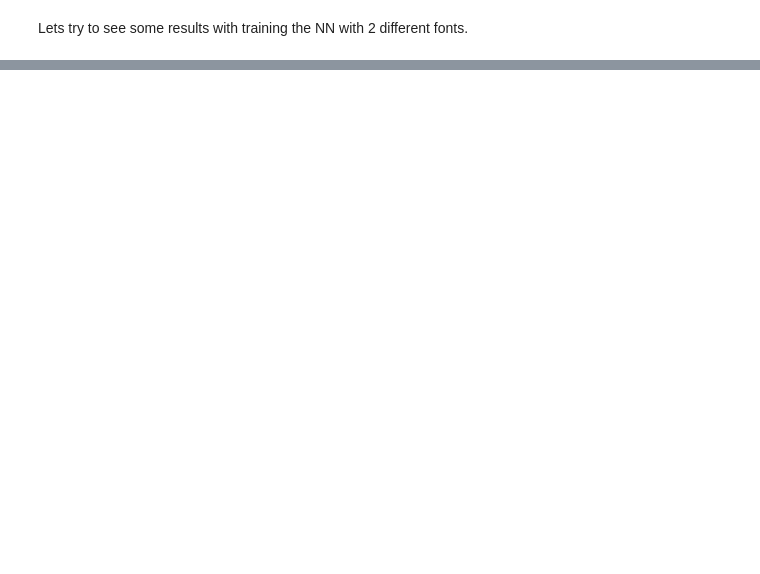
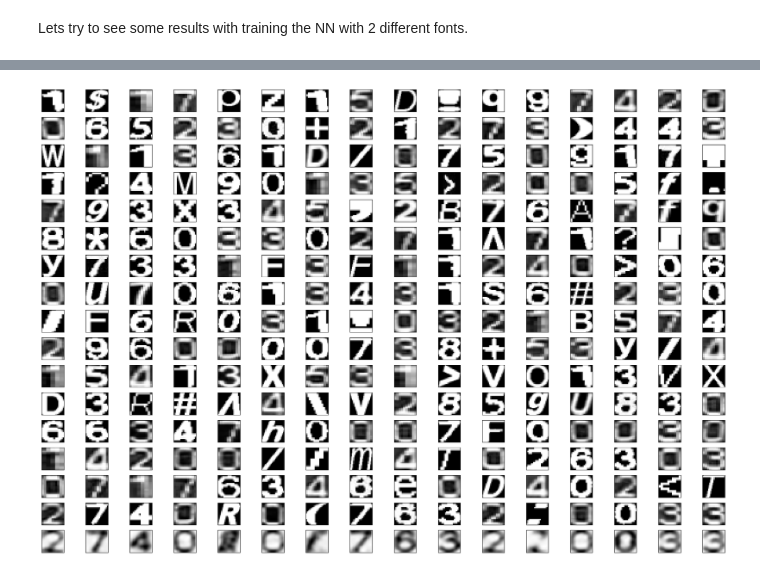
Before and after one commit to BrianErichsen/6017, a Jupyter notebook: HW6/char_classifier_NN.ipynb, the cells around one changed output, grey strips where cells are left out. Drawn from its saved outputs; the diff is of its cells as text; code cells hidden in the pictures; blank space fills up the shorter version.

```diff
--- a/HW6/char_classifier_NN.ipynb
+++ b/HW6/char_classifier_NN.ipynb
@@ -520,0 +668,29 @@ Accuracy of the network: 90.80%
+# %%
+# method to plot showing noisy and denoised versions of some input
+def compare(model, test_loader, num_images):
+    model.eval()
+    plt.figure(figsize=(20, 25))
+    for i, batch in enumerate(test_loader):
+        if i >= num_images: break
+        images = batch[0].to(device)
+        with torch.no_grad():
+            reconstructed = model(images)
+            for j in range(len(images)):
+                # draws original image
+                ax = plt.subplot(32, 16, i*32 + j + 1)
+                plt.imshow(images[j].cpu().reshape((20, 20)), cmap='gray', interpolation=None)
+                ax.get_xaxis().set_visible(False)
+                ax.get_yaxis().set_visible(False)
+
+                # reconstructed version
+                ax = plt.subplot(32, 16, i*32 + j + 1 + 16)
+                plt.imshow(reconstructed[j].cpu().reshape((20, 20)), cmap='Greys', interpolation=None)
+                ax.get_xaxis().set_visible(False)
+                ax.get_yaxis().set_visible(False)
+    plt.tight_layout()
+    plt.show()
+
+
+compare(autoencoder, test_loader, num_images=8)
+# %% [output]
+[figure, added]
```
Also changed, not shown: parts of 18 cells of this notebook.
